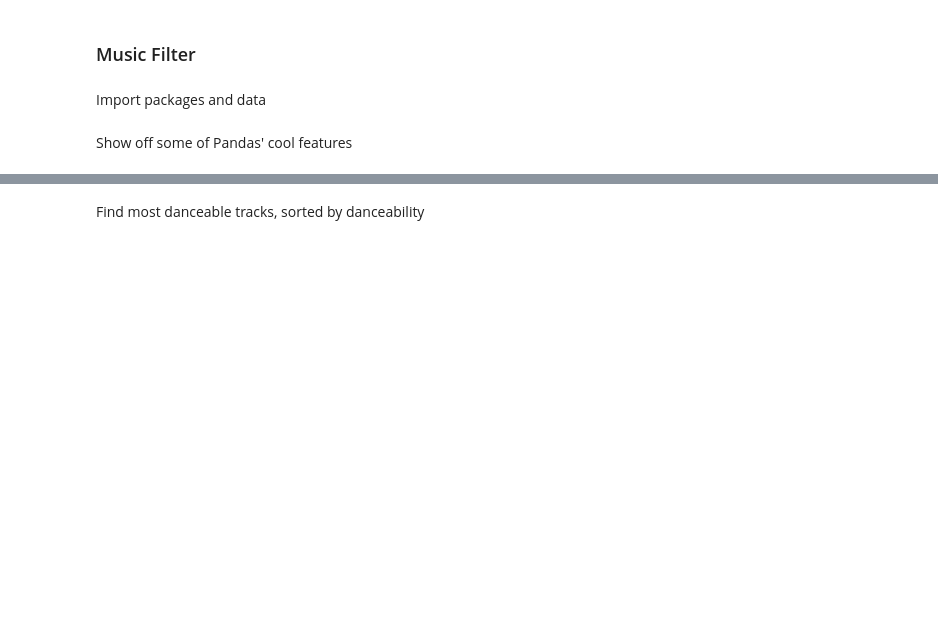
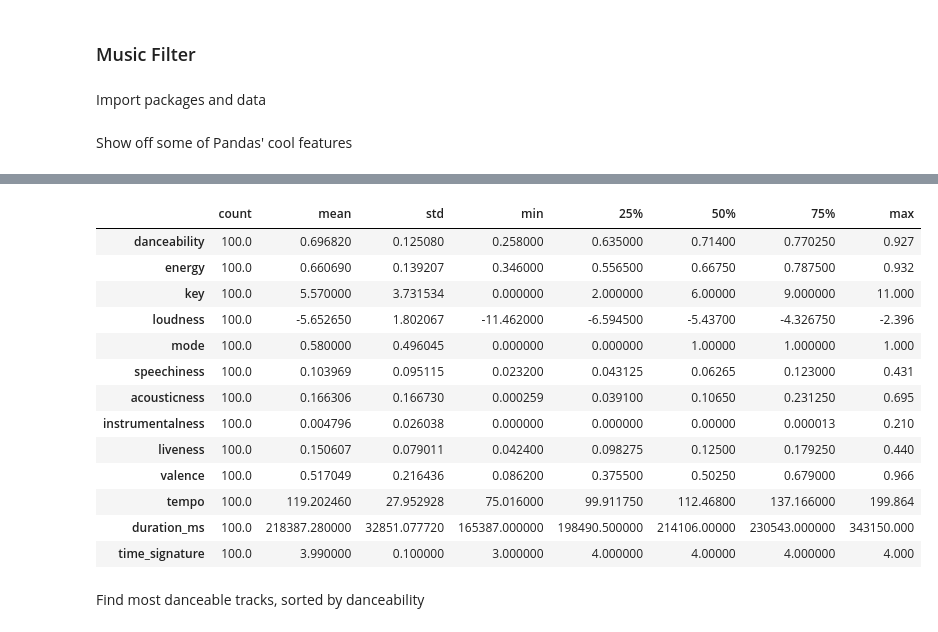
Before and after one commit to kgeoghe/Wi2018-Classroom, a Jupyter notebook: students/kevin/session11/Session11Exercises.ipynb, the cells around one changed output, grey strips where cells are left out. Cells and saved outputs as stored; diff of their text form; code cells hidden in the pictures; blank space fills up the shorter version.

Commit message:
Music filter complete

```diff
--- a/students/kevin/session11/Session11Exercises.ipynb
+++ b/students/kevin/session11/Session11Exercises.ipynb
@@ -23,3 +31,20 @@ music.describe()
+# %%
+music.describe().T
+# %% [output]
+|  | count | mean | std | min | 25% | 50% | 75% | max |
+| danceability | 100.0 | 0.696820 | 0.125080 | 0.258000 | 0.635000 | 0.71400 | 0.770250 | 0.927 |
+| energy | 100.0 | 0.660690 | 0.139207 | 0.346000 | 0.556500 | 0.66750 | 0.787500 | 0.932 |
+| key | 100.0 | 5.570000 | 3.731534 | 0.000000 | 2.000000 | 6.00000 | 9.000000 | 11.000 |
+| loudness | 100.0 | -5.652650 | 1.802067 | -11.462000 | -6.594500 | -5.43700 | -4.326750 | -2.396 |
+| mode | 100.0 | 0.580000 | 0.496045 | 0.000000 | 0.000000 | 1.00000 | 1.000000 | 1.000 |
+| speechiness | 100.0 | 0.103969 | 0.095115 | 0.023200 | 0.043125 | 0.06265 | 0.123000 | 0.431 |
+| acousticness | 100.0 | 0.166306 | 0.166730 | 0.000259 | 0.039100 | 0.10650 | 0.231250 | 0.695 |
+| instrumentalness | 100.0 | 0.004796 | 0.026038 | 0.000000 | 0.000000 | 0.00000 | 0.000013 | 0.210 |
+| liveness | 100.0 | 0.150607 | 0.079011 | 0.042400 | 0.098275 | 0.12500 | 0.179250 | 0.440 |
+| valence | 100.0 | 0.517049 | 0.216436 | 0.086200 | 0.375500 | 0.50250 | 0.679000 | 0.966 |
+| tempo | 100.0 | 119.202460 | 27.952928 | 75.016000 | 99.911750 | 112.46800 | 137.166000 | 199.864 |
+| duration_ms | 100.0 | 218387.280000 | 32851.077720 | 165387.000000 | 198490.500000 | 214106.00000 | 230543.000000 | 343150.000 |
+| time_signature | 100.0 | 3.990000 | 0.100000 | 3.000000 | 4.000000 | 4.00000 | 4.000000 | 4.000 |
 # %% [markdown]
 Find most danceable tracks, sorted by danceability
 # %%
```
Also changed, not shown: parts of 3 cells of this notebook.
